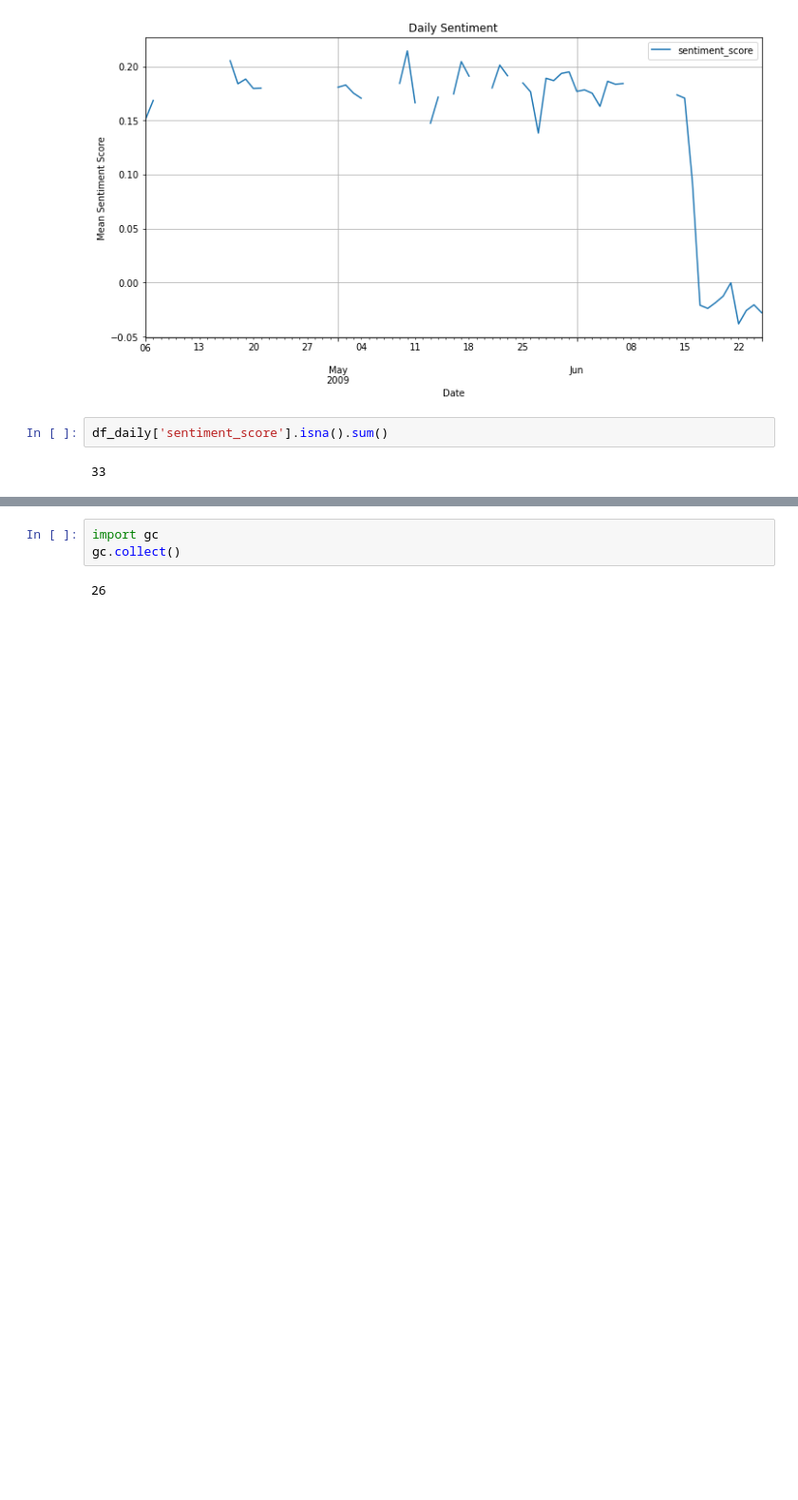
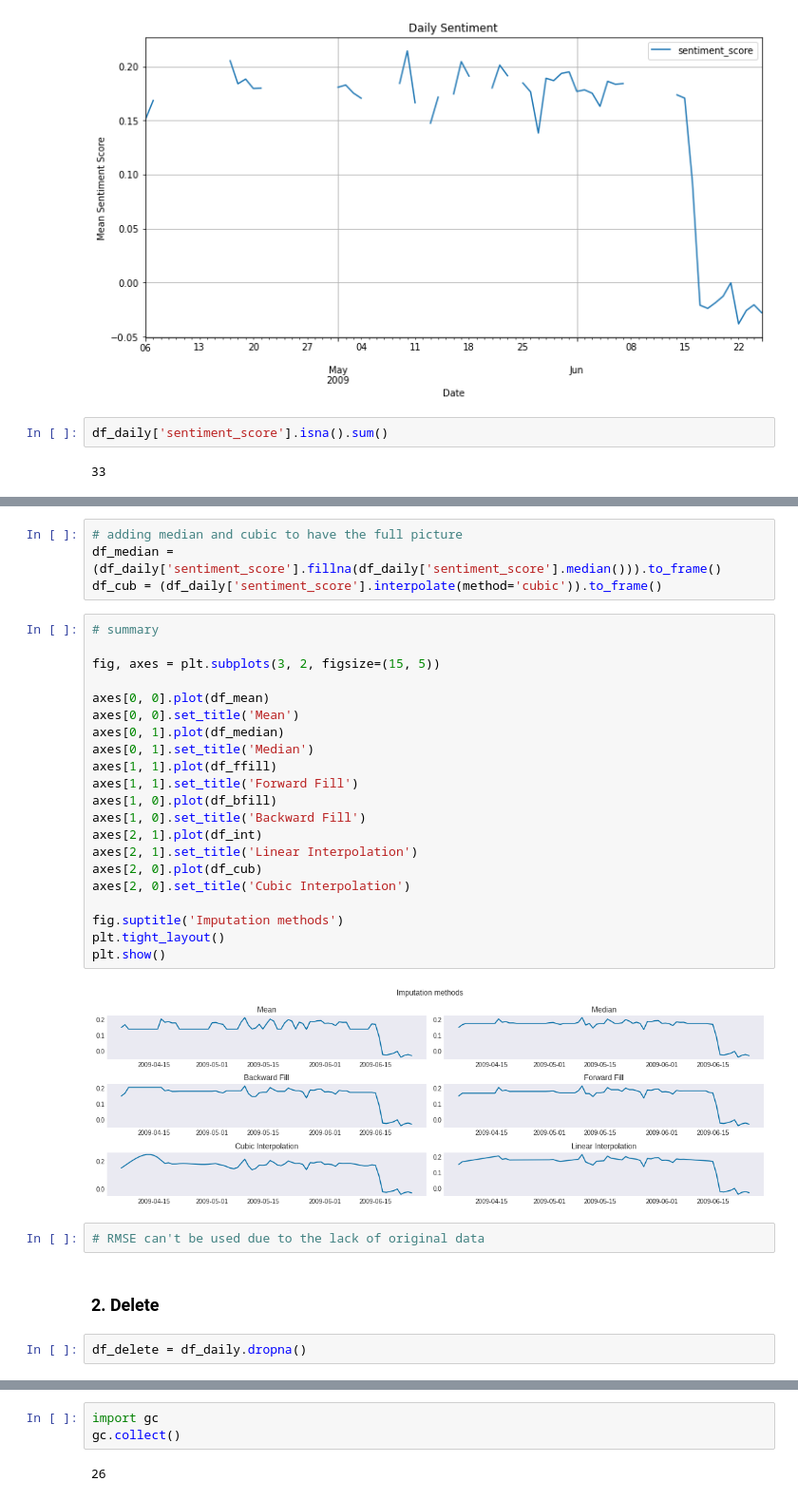
Before and after one commit to sbs23006/Big-data-time-series-forecasting, a Jupyter notebook: DataProcessing.ipynb, the cells around one changed output, grey strips where cells are left out. Shown at 95% size. Cells and saved outputs as stored; diff of their text form; blank space fills up the shorter version.

```diff
--- a/DataProcessing.ipynb
+++ b/DataProcessing.ipynb
@@ -553,0 +488,33 @@ autocorrelation(df_delete)
+# %%
+# adding median and cubic to have the full picture
+df_median = (df_daily['sentiment_score'].fillna(df_daily['sentiment_score'].median())).to_frame()
+df_cub = (df_daily['sentiment_score'].interpolate(method='cubic')).to_frame()
+# %%
+# summary
+
+fig, axes = plt.subplots(3, 2, figsize=(15, 5))
+
+axes[0, 0].plot(df_mean)
+axes[0, 0].set_title('Mean')
+axes[0, 1].plot(df_median)
+axes[0, 1].set_title('Median')
+axes[1, 1].plot(df_ffill)
+axes[1, 1].set_title('Forward Fill')
+axes[1, 0].plot(df_bfill)
+axes[1, 0].set_title('Backward Fill')
+axes[2, 1].plot(df_int)
+axes[2, 1].set_title('Linear Interpolation')
+axes[2, 0].plot(df_cub)
+axes[2, 0].set_title('Cubic Interpolation')
+
+fig.suptitle('Imputation methods')
+plt.tight_layout()
+plt.show()
+# %% [output]
+[figure, added]
+# %%
+# RMSE can't be used due to the lack of original data
+# %% [markdown]
+### 2. Delete
+# %%
+df_delete = df_daily.dropna()
```
Also changed, not shown: parts of 98 cells of this notebook.
